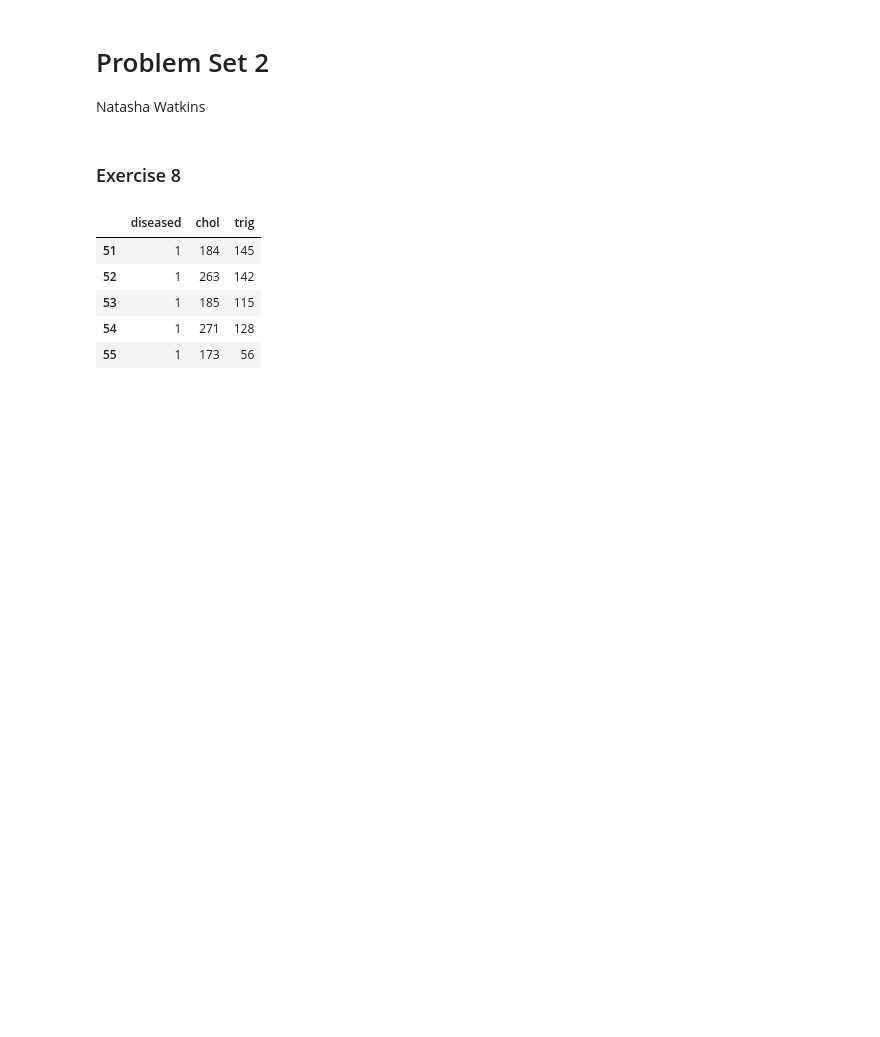
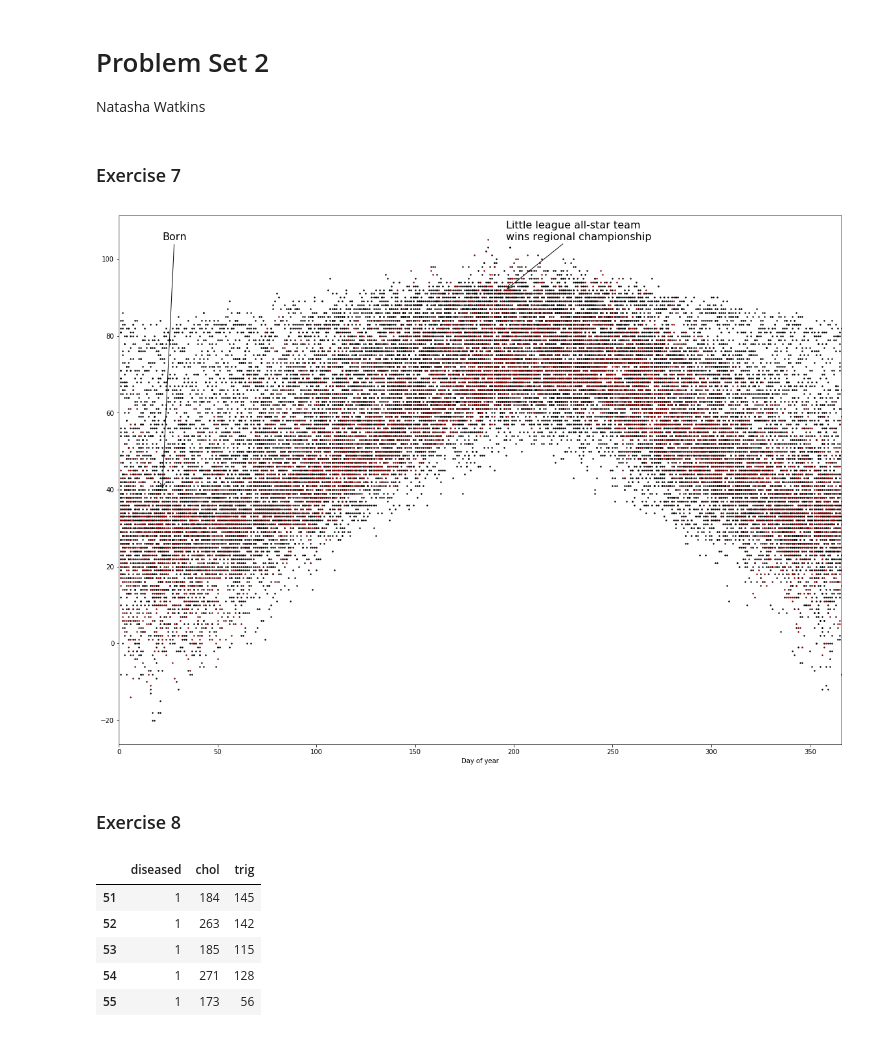
Before and after one commit to natashawatkins/BootCamp2018, a Jupyter notebook: Probsets/Comp/Probset2/problem-set-2.ipynb, the cells around one changed output. Saved outputs shown, nothing was run; the diff lists cells and outputs as text; code cells hidden in the pictures; blank space fills up the shorter version.

```diff
--- a/Probsets/Comp/Probset2/problem-set-2.ipynb
+++ b/Probsets/Comp/Probset2/problem-set-2.ipynb
@@ -5,2 +9,41 @@ Natasha Watkins
+# %% [markdown]
+### Exercise 7
+# %%
+indi = pd.read_csv('indi.csv', parse_dates=True, index_col='DATE')
+pitt = pd.read_csv('pitt.csv', parse_dates=True, index_col='DATE')
+chic = pd.read_csv('chic.csv', parse_dates=True, index_col='DATE')
+wash = pd.read_csv('wash.csv', parse_dates=True, index_col='DATE')
+miam = pd.read_csv('miam.csv', parse_dates=True, index_col='DATE')
+# %%
+life = pd.concat([indi, pitt, chic, wash, miam]).sort_index()
+life['date'] = life.index.copy()
+life['color'] = 'black'
+life.loc[(life.index == '1975/01/22') | (life.index == '1988/07/14'), 'color'] = 'yellow'
+life.loc[(life.index >= '2006/06/03') & (life.index <= '2016/10/31'), 'color'] = 'maroon'
+life.index = life.index.dayofyear
+# %%
+fig, ax = plt.subplots()
+
+for c in life.color.unique():
+    life[life.color == c].plot(y=['TMAX', 'TMIN'], marker='o',
+                               linestyle='',
+                               markersize=1.5, figsize=(20, 15),
+                               color=c, ax=ax,
+                               legend=False)
+
+life_events = life[life.color == 'yellow']
+event_descriptions = ['Born', 'Little league all-star team \nwins regional championship']
+for i in range(len(life_events)):
+    x = life_events.iloc[i].date.dayofyear
+    y = life_events.iloc[i].TMAX
+    y_arrow = life.TMAX.max()
+    ax.annotate(event_descriptions[i], (x, y), xytext=(x, y_arrow), size=16,
+                arrowprops=dict(facecolor='black', arrowstyle="->"))
+
+ax.set_xlim(0, 366)
+ax.set_xlabel('Day of year')
+plt.show()
+# %% [output]
+[figure, added]
 # %% [markdown]
 ### Exercise 8
```
Also changed, not shown: parts of 2 cells of this notebook, 5 other files.
